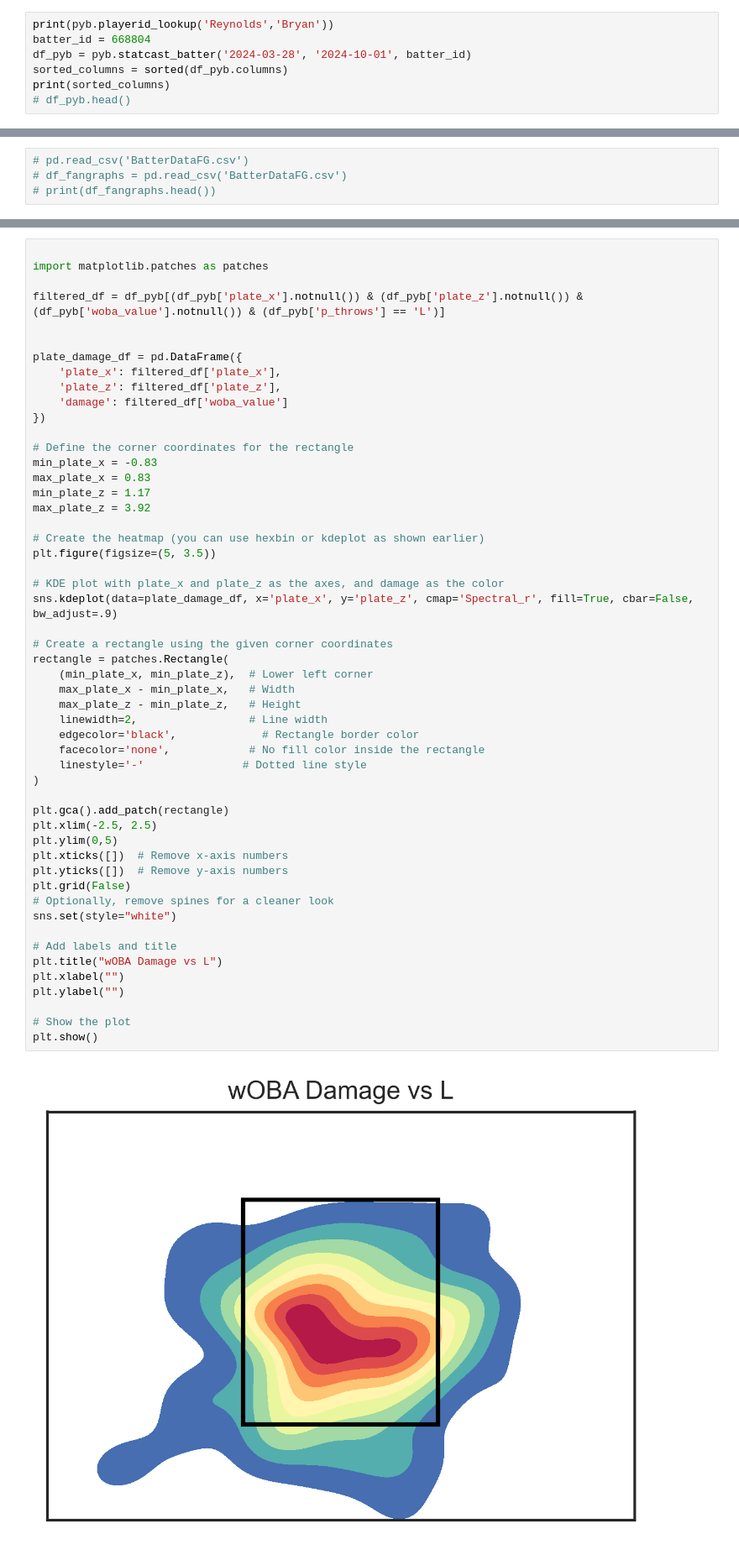
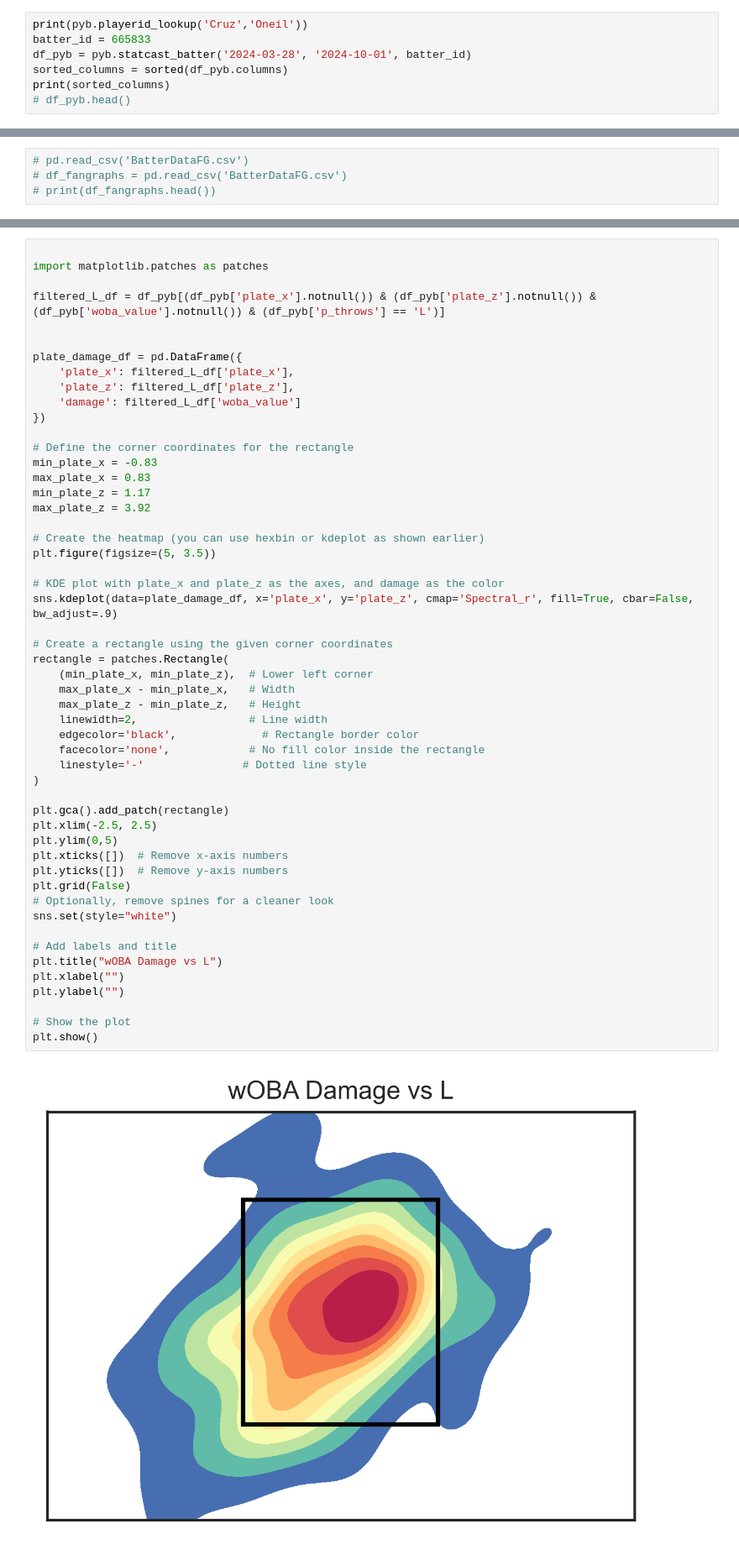
Before and after one commit to jshelty/JLukeSports, a Jupyter notebook: JLukeHitterCard.ipynb, the cells around one changed output, grey strips where cells are left out. Shown at 84% size. Cells and saved outputs as stored; diff of their text form.

```diff
--- a/JLukeHitterCard.ipynb
+++ b/JLukeHitterCard.ipynb
@@ -38,8 +38,8 @@ print(pyb.playerid_lookup('Toglia','Michael'))
    mlb_played_first  mlb_played_last
 0            2022.0           2024.0
 # %%
-print(pyb.playerid_lookup('Reynolds','Bryan'))
-batter_id = 668804
+print(pyb.playerid_lookup('Cruz','Oneil'))
+batter_id = 665833
 df_pyb = pyb.statcast_batter('2024-03-28', '2024-10-01', batter_id)
 sorted_columns = sorted(df_pyb.columns)
 print(sorted_columns)
@@ -316,13 +292,13 @@ plt.show()
 
 import matplotlib.patches as patches
 
-filtered_df = df_pyb[(df_pyb['plate_x'].notnull()) & (df_pyb['plate_z'].notnull()) & (df_pyb['woba_value'].notnull()) & (df_pyb['p_throws'] == 'L')]
+filtered_L_df = df_pyb[(df_pyb['plate_x'].notnull()) & (df_pyb['plate_z'].notnull()) & (df_pyb['woba_value'].notnull()) & (df_pyb['p_throws'] == 'L')]
 
 
 plate_damage_df = pd.DataFrame({
-    'plate_x': filtered_df['plate_x'],
-    'plate_z': filtered_df['plate_z'],
-    'damage': filtered_df['woba_value']
+    'plate_x': filtered_L_df['plate_x'],
+    'plate_z': filtered_L_df['plate_z'],
+    'damage': filtered_L_df['woba_value']
 })
 
 # Define the corner coordinates for the rectangle
@@ -338,31 +314,31 @@ plt.figure(figsize=(5, 3.5))
 sns.kdeplot(data=plate_damage_df, x='plate_x', y='plate_z', cmap='Spectral_r', fill=True, cbar=False, bw_adjust=.9)
 
 # Create a rectangle using the given corner coordinates
 rectangle = patches.Rectangle(
     (min_plate_x, min_plate_z),  # Lower left corner
     max_plate_x - min_plate_x,   # Width
     max_plate_z - min_plate_z,   # Height
     linewidth=2,                 # Line width
     edgecolor='black',             # Rectangle border color
     facecolor='none',            # No fill color inside the rectangle
     linestyle='-'               # Dotted line style
 )
 
 plt.gca().add_patch(rectangle)
 plt.xlim(-2.5, 2.5)
 plt.ylim(0,5)
 plt.xticks([])  # Remove x-axis numbers
 plt.yticks([])  # Remove y-axis numbers
 plt.grid(False)
 # Optionally, remove spines for a cleaner look
 sns.set(style="white")
 
 # Add labels and title
 plt.title("wOBA Damage vs L")
 plt.xlabel("")
 plt.ylabel("")
 
 # Show the plot
 plt.show()
 # %% [output]
-[figure, old version]
+[figure, new version]
```
Also changed, not shown: parts of 12 cells of this notebook.
